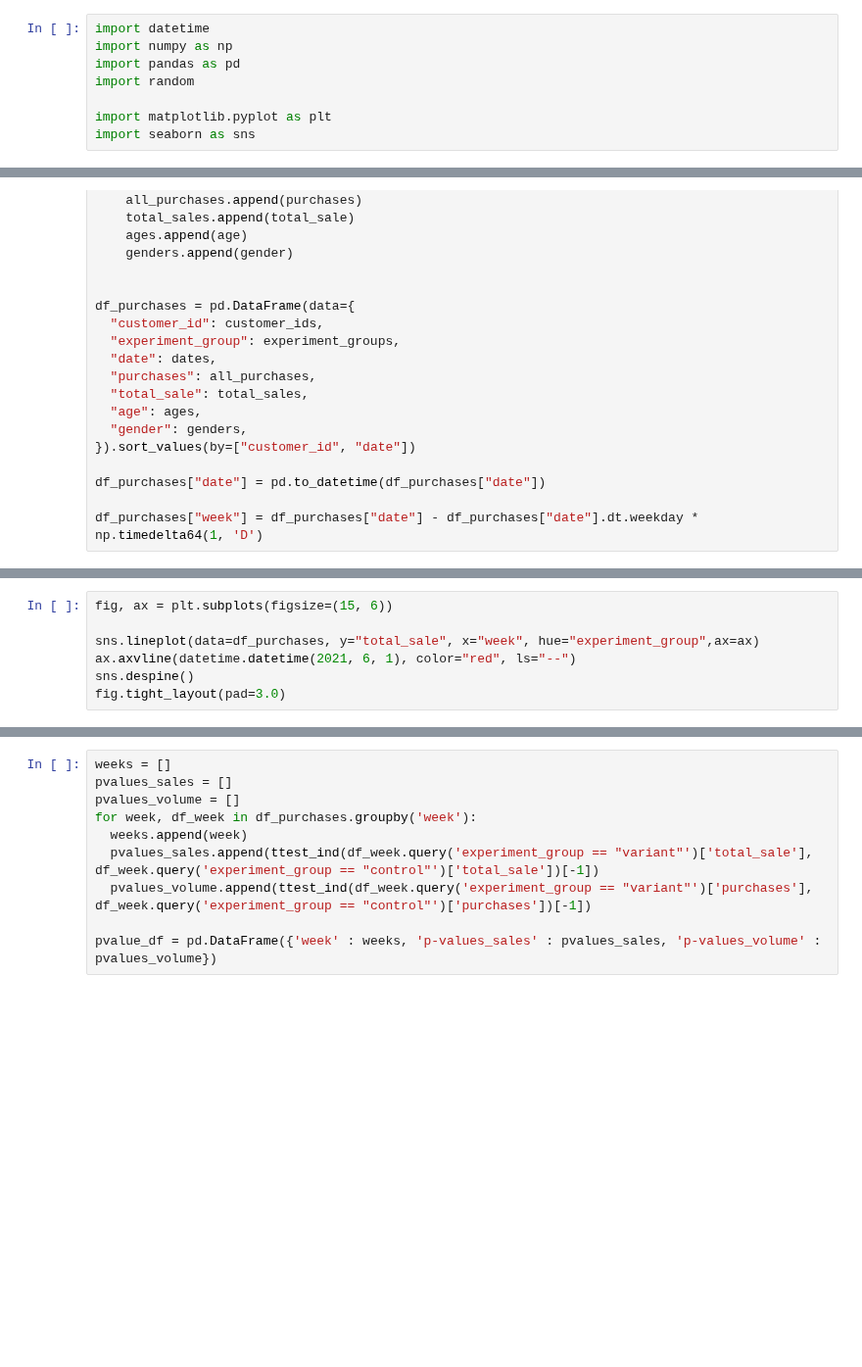
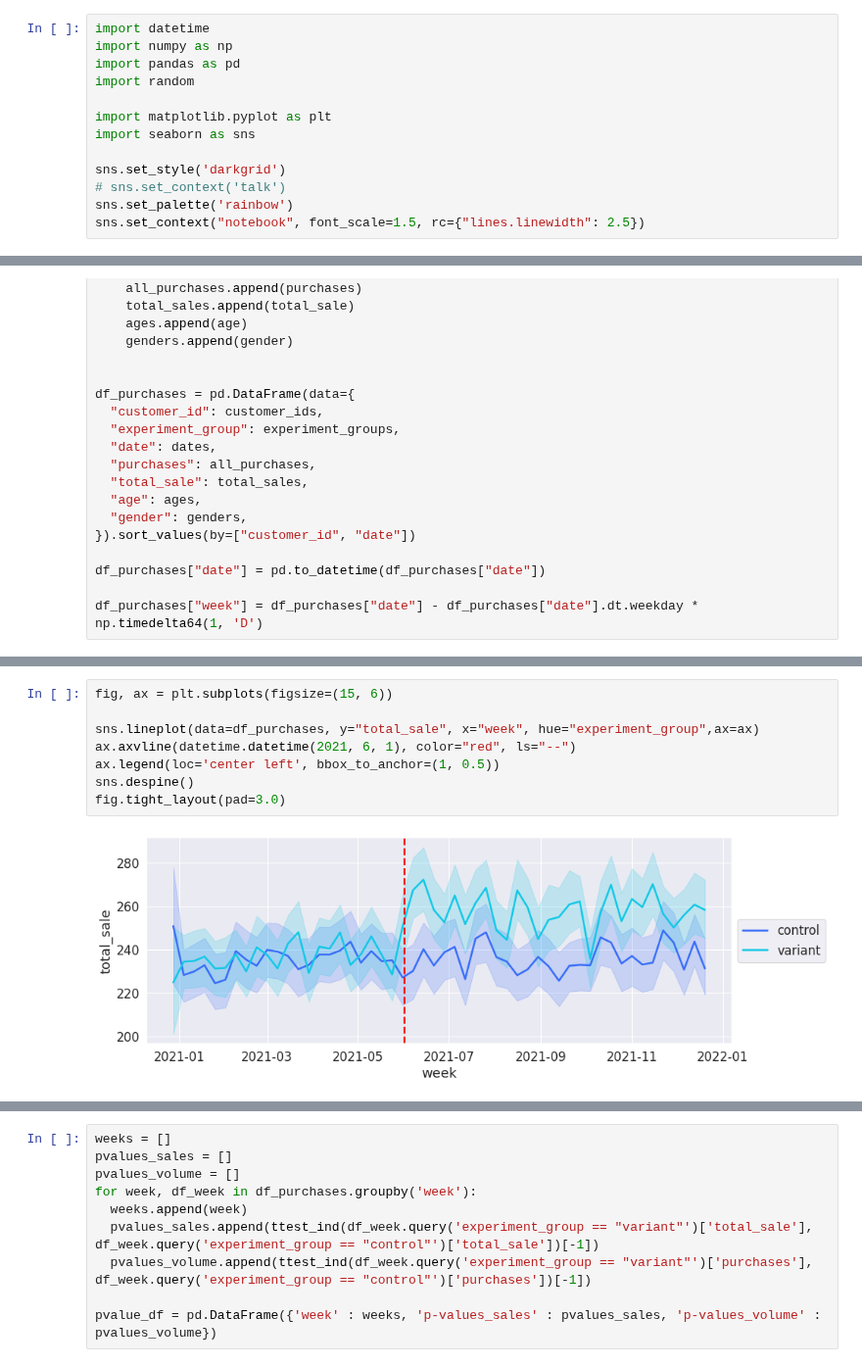
Before and after one commit to CardosoJr/bootcamp, a Jupyter notebook: Labs/Lab 6 - Teste A_B.ipynb, the cells around one changed output, grey strips where cells are left out. Shown at 98% size. Saved outputs shown, nothing was run; the diff lists cells and outputs as text; blank space fills up the shorter version.

Commit message:
improving notebook on ab testing

```diff
--- a/Labs/Lab 6 - Teste A_B.ipynb
+++ b/Labs/Lab 6 - Teste A_B.ipynb
@@ -27,6 +70,11 @@ import random
 
 import matplotlib.pyplot as plt
 import seaborn as sns
+
+sns.set_style('darkgrid')
+# sns.set_context('talk')
+sns.set_palette('rainbow')
+sns.set_context("notebook", font_scale=1.5, rc={"lines.linewidth": 2.5})
 # %%
 # créditos ao Hector Lira
 
@@ -248,10 +345,13 @@ ttest_ind(post_experiment_data.query('experiment_group == "variant"')['total_sal
 # %%
 fig, ax = plt.subplots(figsize=(15, 6))
 
 sns.lineplot(data=df_purchases, y="total_sale", x="week", hue="experiment_group",ax=ax)
 ax.axvline(datetime.datetime(2021, 6, 1), color="red", ls="--")
+ax.legend(loc='center left', bbox_to_anchor=(1, 0.5))
 sns.despine()
 fig.tight_layout(pad=3.0)
+# %% [output]
+[figure, added]
 # %%
 fig, ax = plt.subplots(figsize=(15, 6))
 
```
Also changed, not shown: parts of 28 cells of this notebook.
